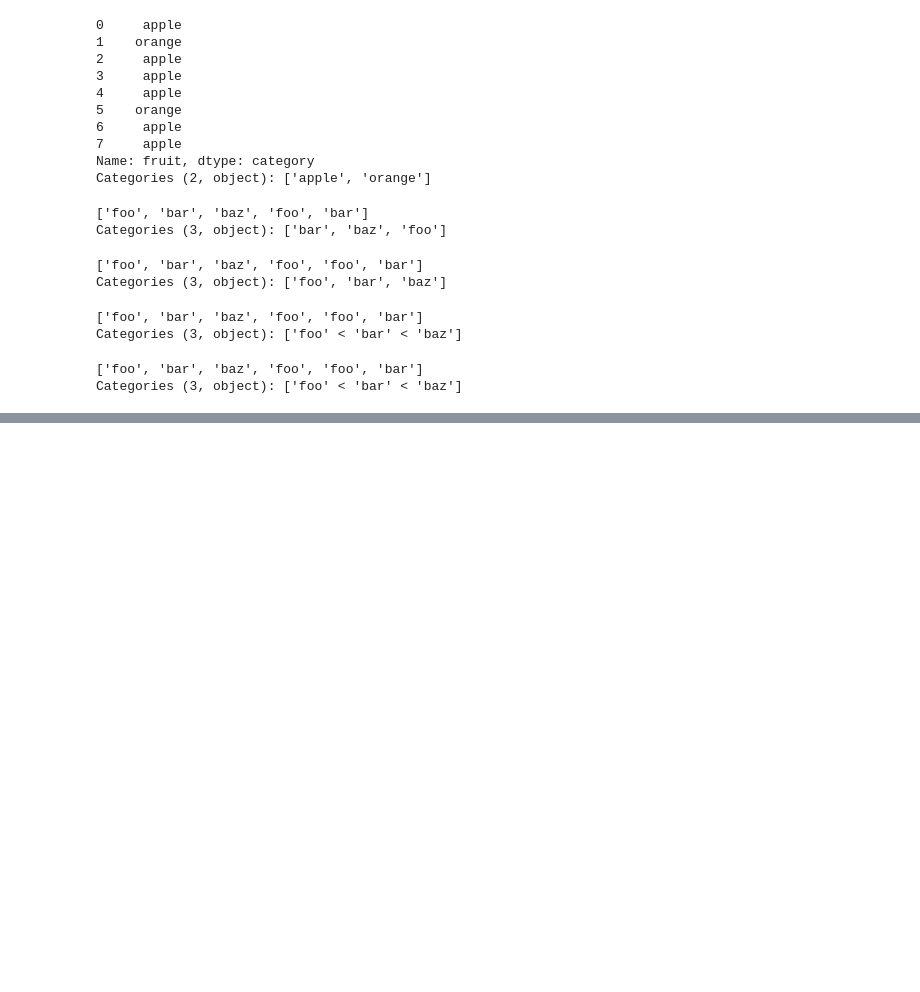
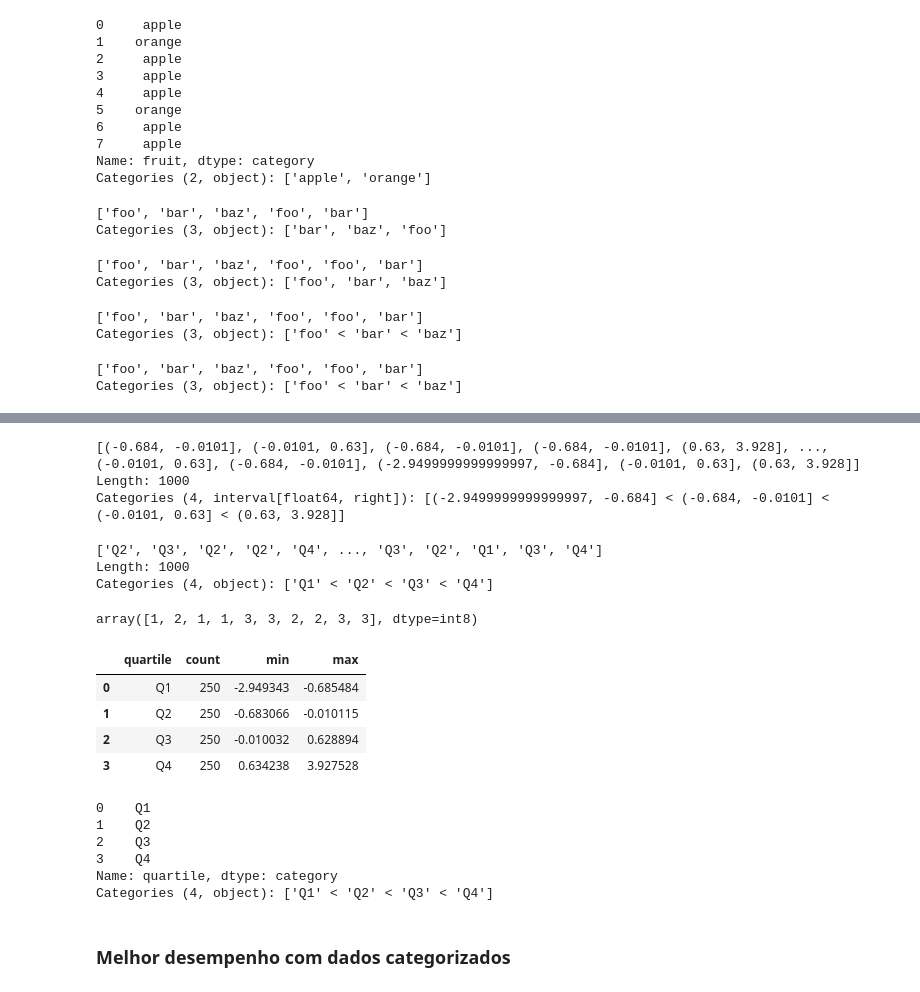
Before and after one commit to saulorcj/anotacoes, a Jupyter notebook: analise de dados/cap12.ipynb, the cells around one changed output, grey strips where cells are left out. Drawn from its saved outputs; the diff is of its cells as text; code cells hidden in the pictures; blank space fills up the shorter version.

```diff
--- a/analise de dados/cap12.ipynb
+++ b/analise de dados/cap12.ipynb
@@ -153,0 +158,2 @@ Categories (3, object): ['foo' < 'bar' < 'baz']
+# %%
+draws = np.random.randn(1000)
@@ -153,0 +164,41 @@ Categories (3, object): ['foo' < 'bar' < 'baz']
+# %%
+bins = pd.qcut(draws, 4)
+bins
+# %% [output]
+[(-0.684, -0.0101], (-0.0101, 0.63], (-0.684, -0.0101], (-0.684, -0.0101], (0.63, 3.928], ..., (-0.0101, 0.63], (-0.684, -0.0101], (-2.9499999999999997, -0.684], (-0.0101, 0.63], (0.63, 3.928]]
+Length: 1000
+Categories (4, interval[float64, right]): [(-2.9499999999999997, -0.684] < (-0.684, -0.0101] < (-0.0101, 0.63] < (0.63, 3.928]]
+# %%
+bins = pd.qcut(draws, 4, labels=['Q1', 'Q2', 'Q3', 'Q4'])
+bins
+# %% [output]
+['Q2', 'Q3', 'Q2', 'Q2', 'Q4', ..., 'Q3', 'Q2', 'Q1', 'Q3', 'Q4']
+Length: 1000
+Categories (4, object): ['Q1' < 'Q2' < 'Q3' < 'Q4']
+# %%
+bins.codes[:10]
+# %% [output]
+array([1, 2, 1, 1, 3, 3, 2, 2, 3, 3], dtype=int8)
+# %%
+bins = pd.Series(bins, name='quartile')
+# %%
+results = (pd.Series(draws).groupby(bins).agg(['count', 'min', 'max']).reset_index())
+# %%
+results
+# %% [output]
+|  | quartile | count | min | max |
+| 0 | Q1 | 250 | -2.949343 | -0.685484 |
+| 1 | Q2 | 250 | -0.683066 | -0.010115 |
+| 2 | Q3 | 250 | -0.010032 | 0.628894 |
+| 3 | Q4 | 250 | 0.634238 | 3.927528 |
+# %%
+results['quartile']
+# %% [output]
+0    Q1
+1    Q2
+2    Q3
+3    Q4
+Name: quartile, dtype: category
+Categories (4, object): ['Q1' < 'Q2' < 'Q3' < 'Q4']
+# %% [markdown]
+### Melhor desempenho com dados categorizados
```
Also changed, not shown: parts of 61 cells of this notebook.
